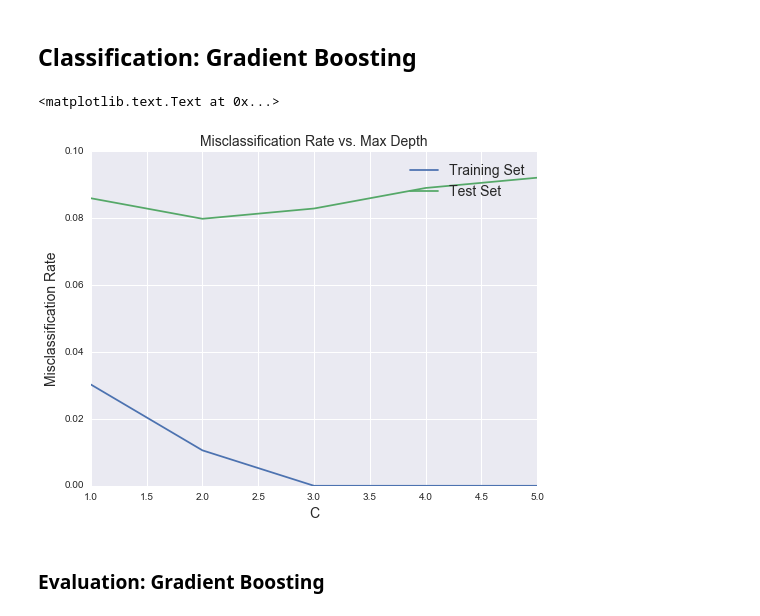
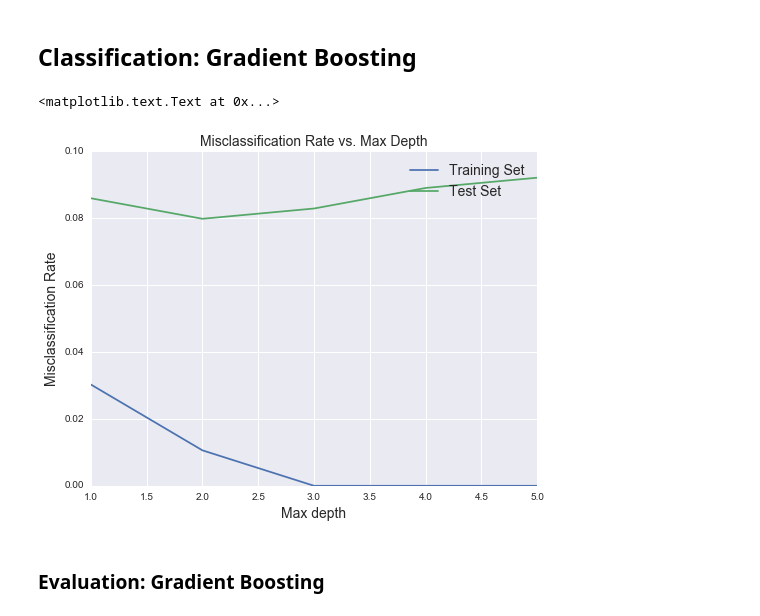
Before and after one commit to shouvikmani/Intelligent-Pothole-Detection, a Jupyter notebook: classification_potholes.ipynb, the cells around one changed output. Cells and saved outputs as stored; diff of their text form; code cells hidden in the pictures.

```diff
--- a/classification_potholes.ipynb
+++ b/classification_potholes.ipynb
@@ -268,29 +269,29 @@ array([[289,   4],
 # %%
 depths = [1, 2, 3, 4, 5]
 cvAccuracy = []
 trainMisclassRate = []
 testMisclassRate = []
 
 for d in depths:
     clf = GradientBoostingClassifier(max_depth=d, random_state=0)
     scores = cross_val_score(clf, X,y, cv=5)
     cvAccuracy.append(np.mean(scores))
     clf.fit(X_train,y_train)
     y_fitted = clf.predict(X_train)
     y_pred = clf.predict(X_test)
     trainMisclassRate.append(np.mean(y_fitted!=y_train))
     testMisclassRate.append(np.mean(y_pred!=y_test))
 
 plt.figure(figsize=(8,6))
 plt.plot(depths, trainMisclassRate, label="Training Set")
 plt.plot(depths, testMisclassRate, label="Test Set")
 plt.legend(loc='upper right', fontsize=14)
 plt.title('Misclassification Rate vs. Max Depth', fontsize=14)
-plt.xlabel('C', fontsize=14)
+plt.xlabel('Max depth', fontsize=14)
 plt.ylabel('Misclassification Rate', fontsize=14)
 # %% [output]
 <matplotlib.text.Text at 0x...>
-[figure, old version]
+[figure, new version]
 # %% [markdown]
 ### Evaluation: Gradient Boosting
 # %%
```
Also changed, not shown: parts of 6 cells of this notebook.
